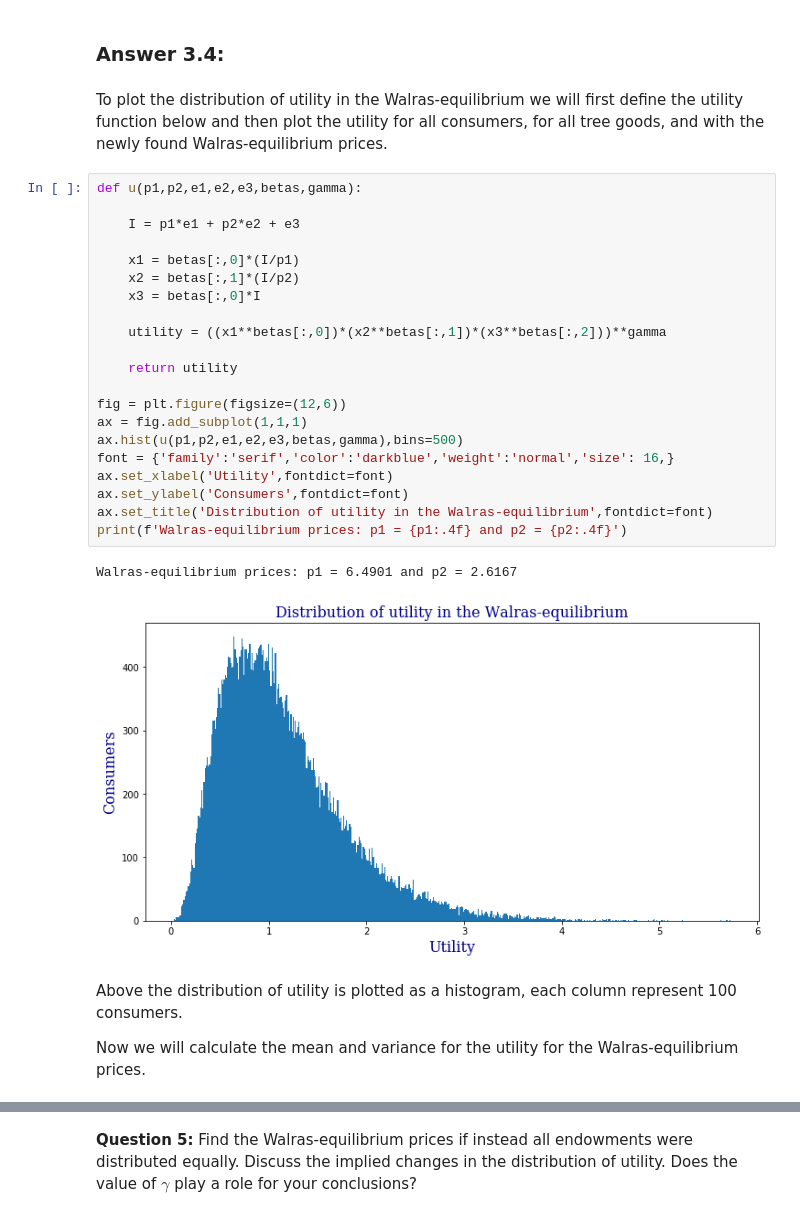
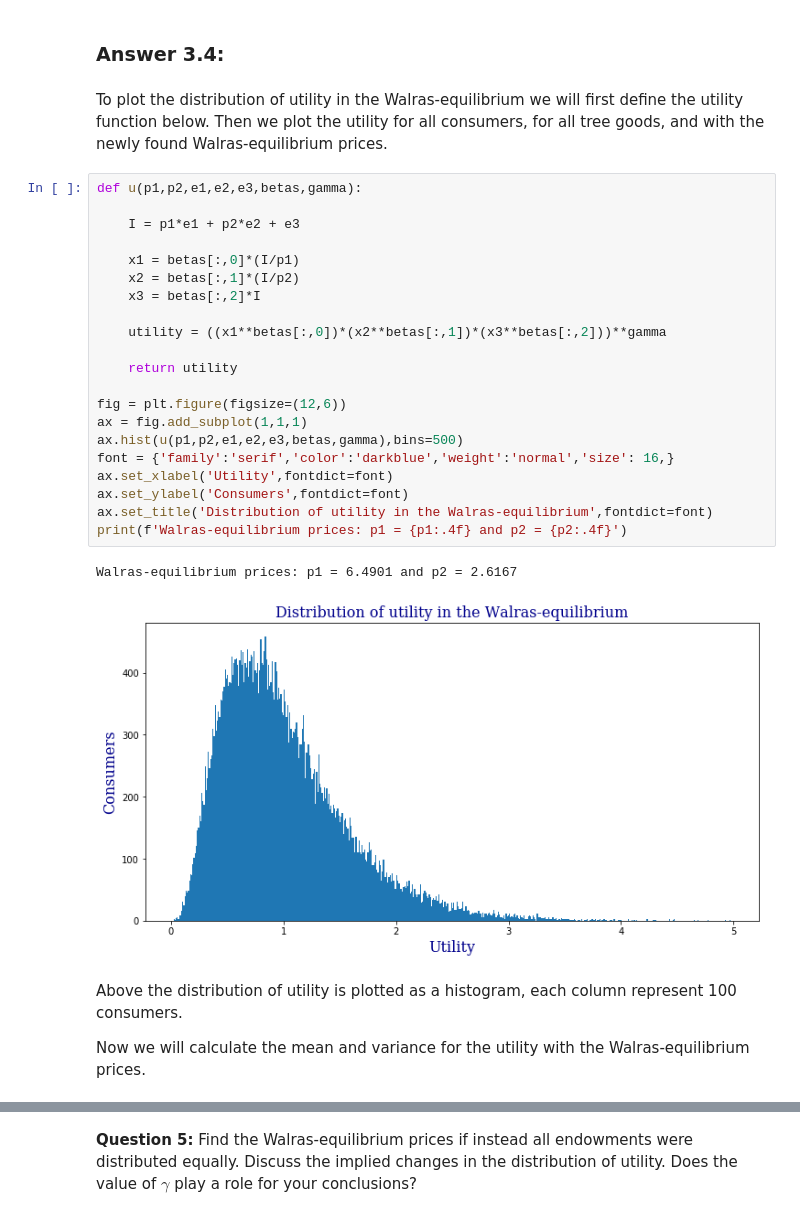
Before and after one commit to NumEconCopenhagen/projects-2019-nx31, a Jupyter notebook: examproject/examproject.ipynb, the cells around one changed output, grey strips where cells are left out. Saved outputs shown, nothing was run; the diff lists cells and outputs as text.

```diff
--- a/examproject/examproject.ipynb
+++ b/examproject/examproject.ipynb
@@ -1410,35 +1442,35 @@ We have found the Walras-equilibrium prices, and the last most recent cell we as
 # %% [markdown]
 ### **Answer 3.4:**
 # %% [markdown]
-To plot the distribution of utility in the Walras-equilibrium we will first define the utility function below and then plot the utility for all consumers, for all tree goods, and with  the newly found Walras-equilibrium prices.
+To plot the distribution of utility in the Walras-equilibrium we will first define the utility function below. Then we plot the utility for all consumers, for all tree goods, and with the newly found Walras-equilibrium prices.
 # %%
 def u(p1,p2,e1,e2,e3,betas,gamma):
 
     I = p1*e1 + p2*e2 + e3
 
     x1 = betas[:,0]*(I/p1)
     x2 = betas[:,1]*(I/p2)
-    x3 = betas[:,0]*I
+    x3 = betas[:,2]*I
 
     utility = ((x1**betas[:,0])*(x2**betas[:,1])*(x3**betas[:,2]))**gamma
 
     return utility
 
 fig = plt.figure(figsize=(12,6))
 ax = fig.add_subplot(1,1,1)
 ax.hist(u(p1,p2,e1,e2,e3,betas,gamma),bins=500)
 font = {'family':'serif','color':'darkblue','weight':'normal','size': 16,}
 ax.set_xlabel('Utility',fontdict=font)
 ax.set_ylabel('Consumers',fontdict=font)
 ax.set_title('Distribution of utility in the Walras-equilibrium',fontdict=font)
 print(f'Walras-equilibrium prices: p1 = {p1:.4f} and p2 = {p2:.4f}')
 # %% [output]
 Walras-equilibrium prices: p1 = 6.4901 and p2 = 2.6167
-[figure, old version]
+[figure, new version]
 # %% [markdown]
 Above the distribution of utility is plotted as a histogram, each column represent 100 consumers.
 
-Now we will calculate the mean and variance for the utility for the Walras-equilibrium prices.
+Now we will calculate the mean and variance for the utility with the Walras-equilibrium prices.
 # %%
 mean = np.mean(u(p1,p2,e1,e2,e3,betas,gamma))
 var = np.var(u(p1,p2,e1,e2,e3,betas,gamma))
```
Also changed, not shown: parts of 55 cells of this notebook.
